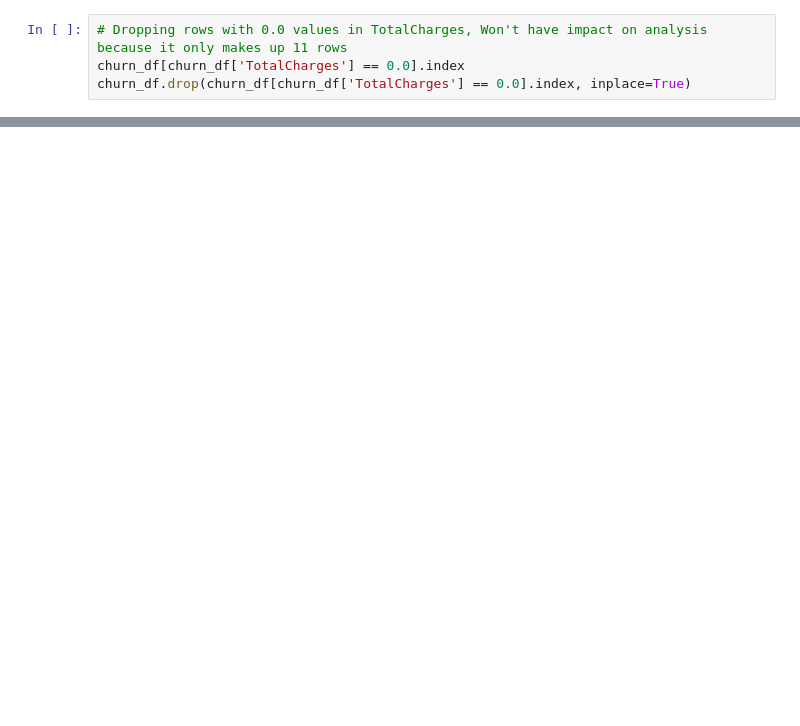
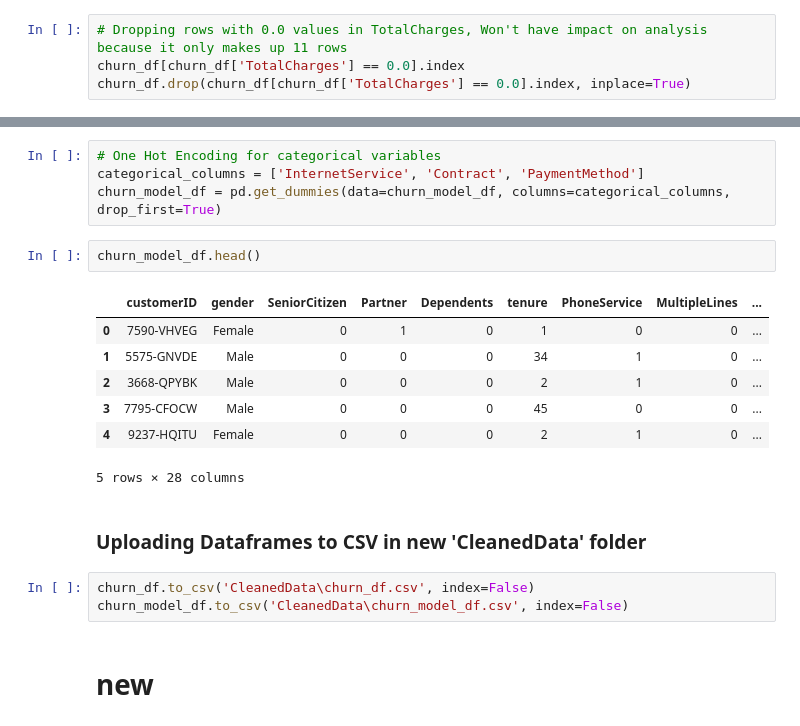
Before and after one commit to dylan123104/Telco-Customer-Churn, a Jupyter notebook: Churn.ipynb, the cells around one changed output, grey strips where cells are left out. Cells and saved outputs as stored; diff of their text form; blank space fills up the shorter version.

Commit message:
Finished Cleaning the data

```diff
--- a/Churn.ipynb
+++ b/Churn.ipynb
@@ -90,0 +159,21 @@ churn_df.drop(churn_df[churn_df['TotalCharges'] == 0.0].index, inplace=True)
+# %%
+# One Hot Encoding for categorical variables
+categorical_columns = ['InternetService', 'Contract', 'PaymentMethod']
+churn_model_df = pd.get_dummies(data=churn_model_df, columns=categorical_columns, drop_first=True)
+# %%
+churn_model_df.head()
+# %% [output]
+|  | customerID | gender | SeniorCitizen | Partner | Dependents | tenure | PhoneService | MultipleLines | ... |
+| 0 | 7590-VHVEG | Female | 0 | 1 | 0 | 1 | 0 | 0 | ... |
+| 1 | 5575-GNVDE | Male | 0 | 0 | 0 | 34 | 1 | 0 | ... |
+| 2 | 3668-QPYBK | Male | 0 | 0 | 0 | 2 | 1 | 0 | ... |
+| 3 | 7795-CFOCW | Male | 0 | 0 | 0 | 45 | 0 | 0 | ... |
+| 4 | 9237-HQITU | Female | 0 | 0 | 0 | 2 | 1 | 0 | ... |
+5 rows × 28 columns
+# %% [markdown]
+### Uploading Dataframes to CSV in new 'CleanedData' folder
+# %%
+churn_df.to_csv('CleanedData\churn_df.csv', index=False)
+churn_model_df.to_csv('CleanedData\churn_model_df.csv', index=False)
+# %% [markdown]
+# new
```
Also changed, not shown: parts of 11 cells of this notebook, 2 other files.
